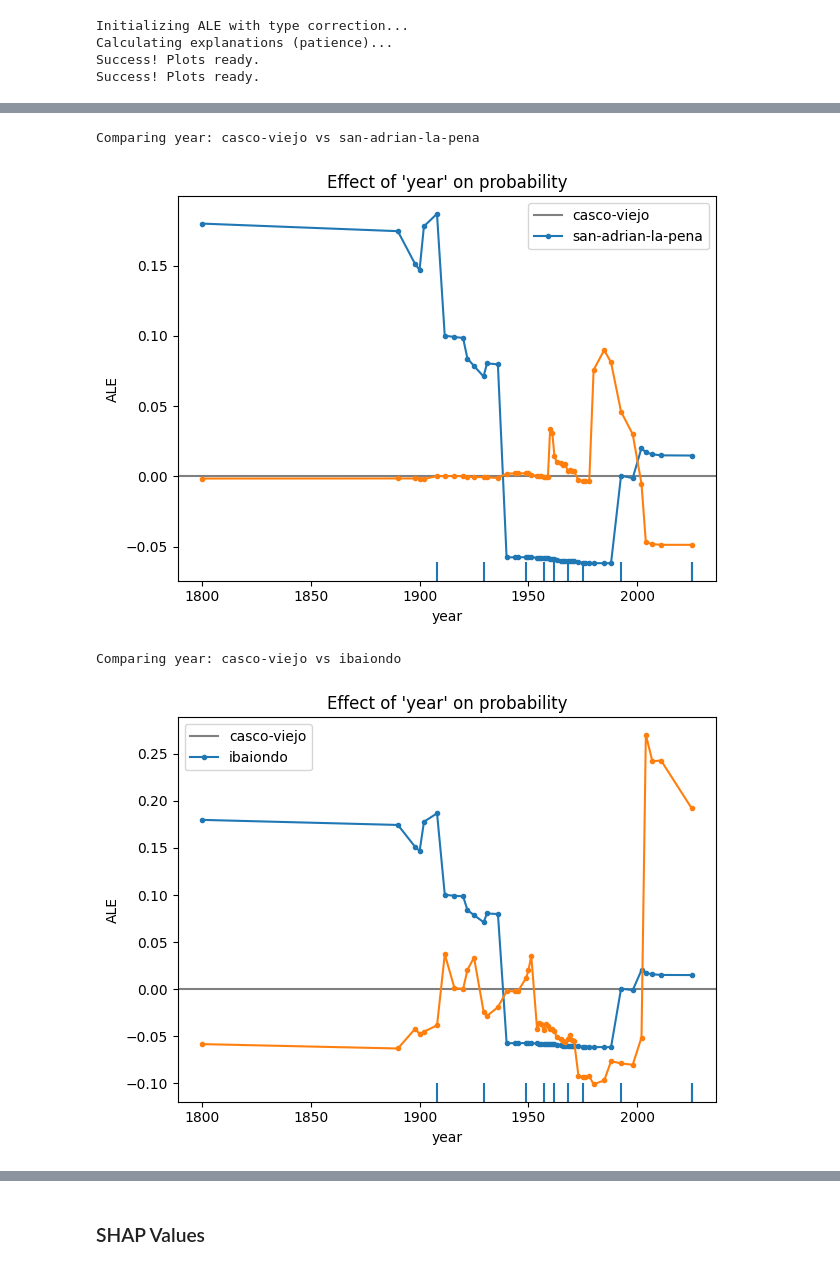
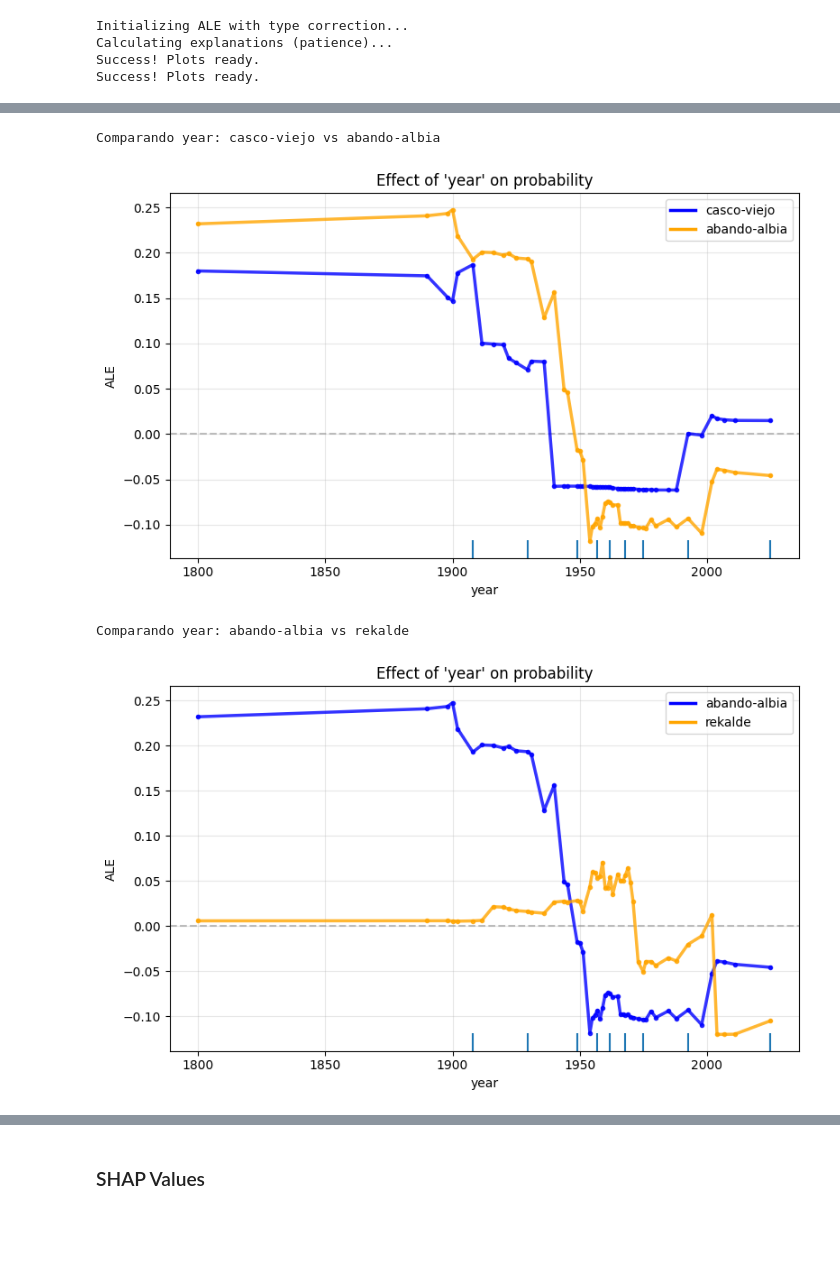
Before and after one commit to ikeiba/bilbao-housing-ml, a Jupyter notebook: classification/classification_zona.ipynb, the cells around one changed output, grey strips where cells are left out. Cells and saved outputs as stored; diff of their text form; code cells hidden in the pictures; blank space fills up the shorter version.

```diff
--- a/classification/classification_zona.ipynb
+++ b/classification/classification_zona.ipynb
@@ -794,15 +818,14 @@ Comparing price_m2: indautxu vs abando-albia
 # %%
-# A. THE CONTRAST (Casco Viejo vs San Adrian)
-# Casco Viejo (19th century) vs San Adrian (Developmentalism/Modern)
-comparar_barrios('year', 'casco-viejo', 'san-adrian-la-pena', final_model_exp)
+# A. SIMILAR (Casco Viejo vs Abando Albia)
+# Casco Viejo (19th century) vs Abando Albia (Old area)
+# Year has a similar effect on both cases
+comparar_barrios('year', 'casco-viejo', 'abando-albia', final_model_exp)
 
-# B. THE CONFUSION (Casco Viejo vs Ibaiondo)
-# WATCH OUT! Your matrix says 33% of Casco Viejo goes to Ibaiondo.
-# Hypothesis: ALE lines will be identical in low years (1800-1920).
-comparar_barrios('year', 'casco-viejo', 'ibaiondo', final_model_exp)
+# B. DIFFERENCE (abando-albia vs rekalde)
+comparar_barrios('year', 'abando-albia', 'rekalde', final_model_exp)
 # %% [output]
-Comparing year: casco-viejo vs san-adrian-la-pena
+Comparando year: casco-viejo vs abando-albia
-[figure, old version]
+[figure, new version]
-Comparing year: casco-viejo vs ibaiondo
+Comparando year: abando-albia vs rekalde
-[figure, old version]
+[figure, new version]
 # %%
```
Also changed, not shown: parts of 11 cells of this notebook.
